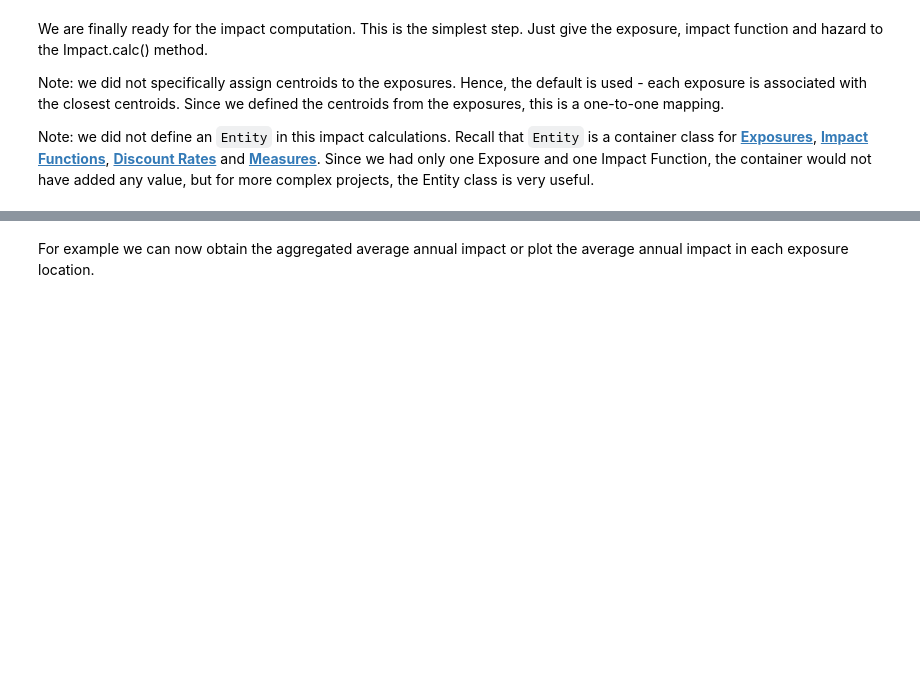
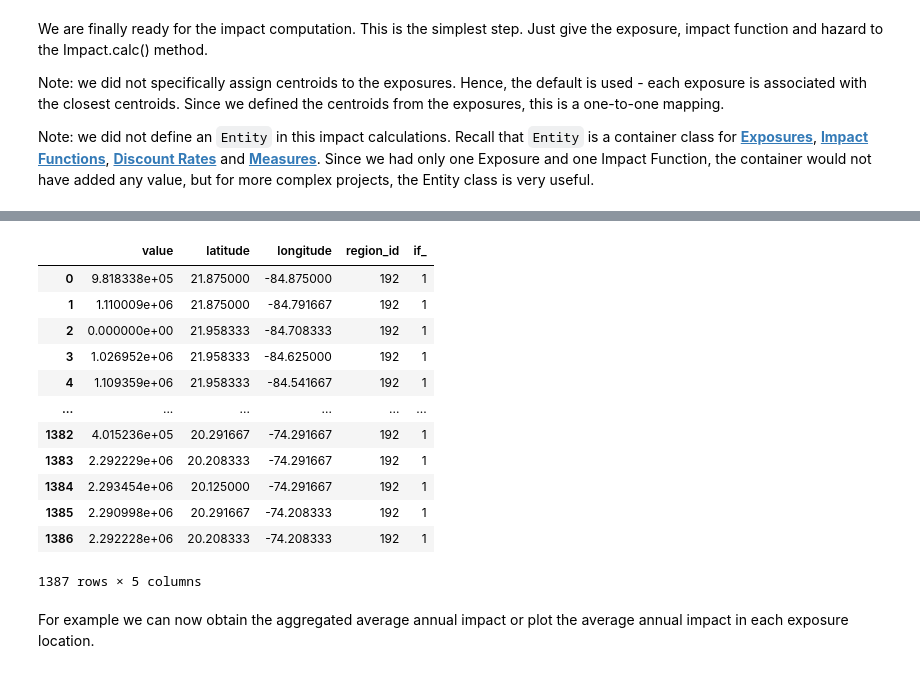
Before and after one commit to mmyrte/climada_python, a Jupyter notebook: doc/tutorial/climada_engine_Impact.ipynb, the cells around one changed output, grey strips where cells are left out. Cells and saved outputs as stored; diff of their text form; code cells hidden in the pictures; blank space fills up the shorter version.

```diff
--- a/doc/tutorial/climada_engine_Impact.ipynb
+++ b/doc/tutorial/climada_engine_Impact.ipynb
@@ -214,3 +293,19 @@ imp.calc(exp_lp, impf_set, tc, save_mat=False) #Do not save the results geograph
+# %%
+exp_lp
+# %% [output]
+|  | value | latitude | longitude | region_id | if_ |
+| 0 | 9.818338e+05 | 21.875000 | -84.875000 | 192 | 1 |
+| 1 | 1.110009e+06 | 21.875000 | -84.791667 | 192 | 1 |
+| 2 | 0.000000e+00 | 21.958333 | -84.708333 | 192 | 1 |
+| 3 | 1.026952e+06 | 21.958333 | -84.625000 | 192 | 1 |
+| 4 | 1.109359e+06 | 21.958333 | -84.541667 | 192 | 1 |
+| ... | ... | ... | ... | ... | ... |
+| 1382 | 4.015236e+05 | 20.291667 | -74.291667 | 192 | 1 |
+| 1383 | 2.292229e+06 | 20.208333 | -74.291667 | 192 | 1 |
+| 1384 | 2.293454e+06 | 20.125000 | -74.291667 | 192 | 1 |
+| 1385 | 2.290998e+06 | 20.291667 | -74.208333 | 192 | 1 |
+| 1386 | 2.292228e+06 | 20.208333 | -74.208333 | 192 | 1 |
+1387 rows × 5 columns
 # %% [markdown]
 For example we can now obtain the aggregated average annual impact or plot the average annual impact in each exposure location.
 # %%
```
Also changed, not shown: parts of 30 cells of this notebook.
